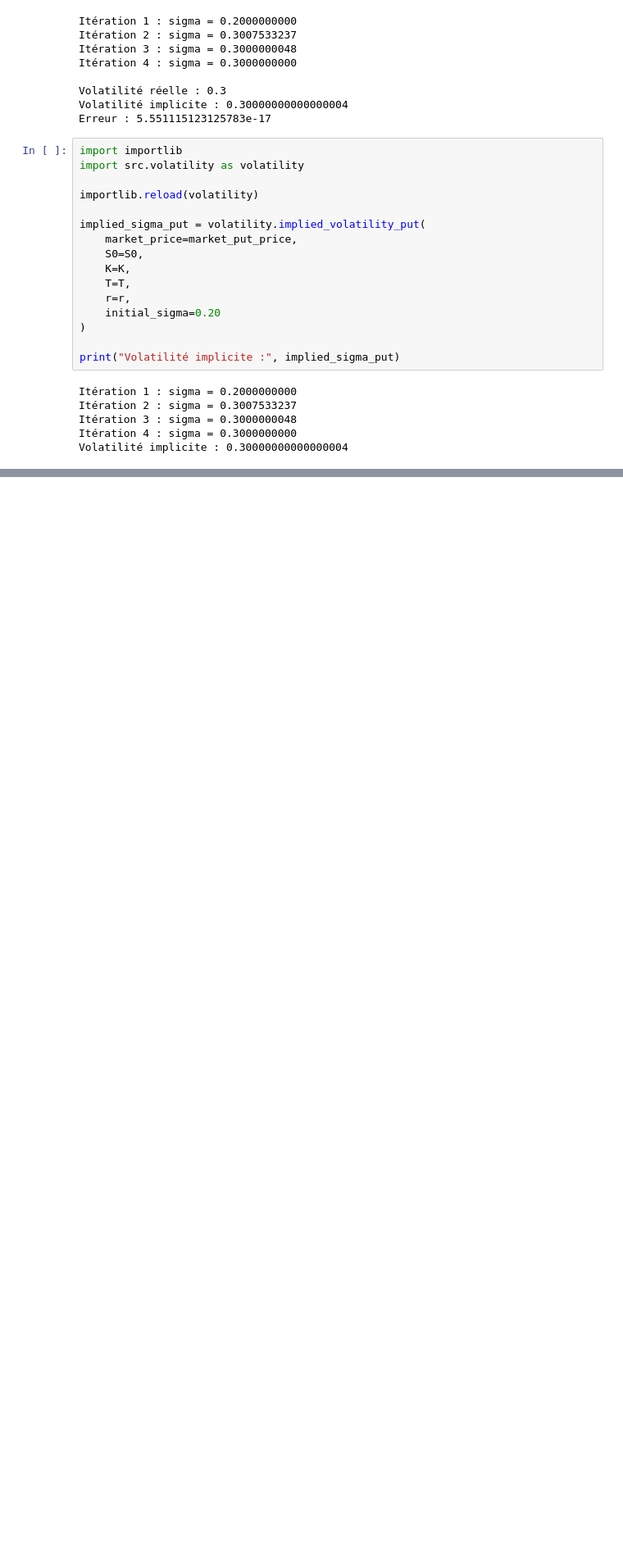
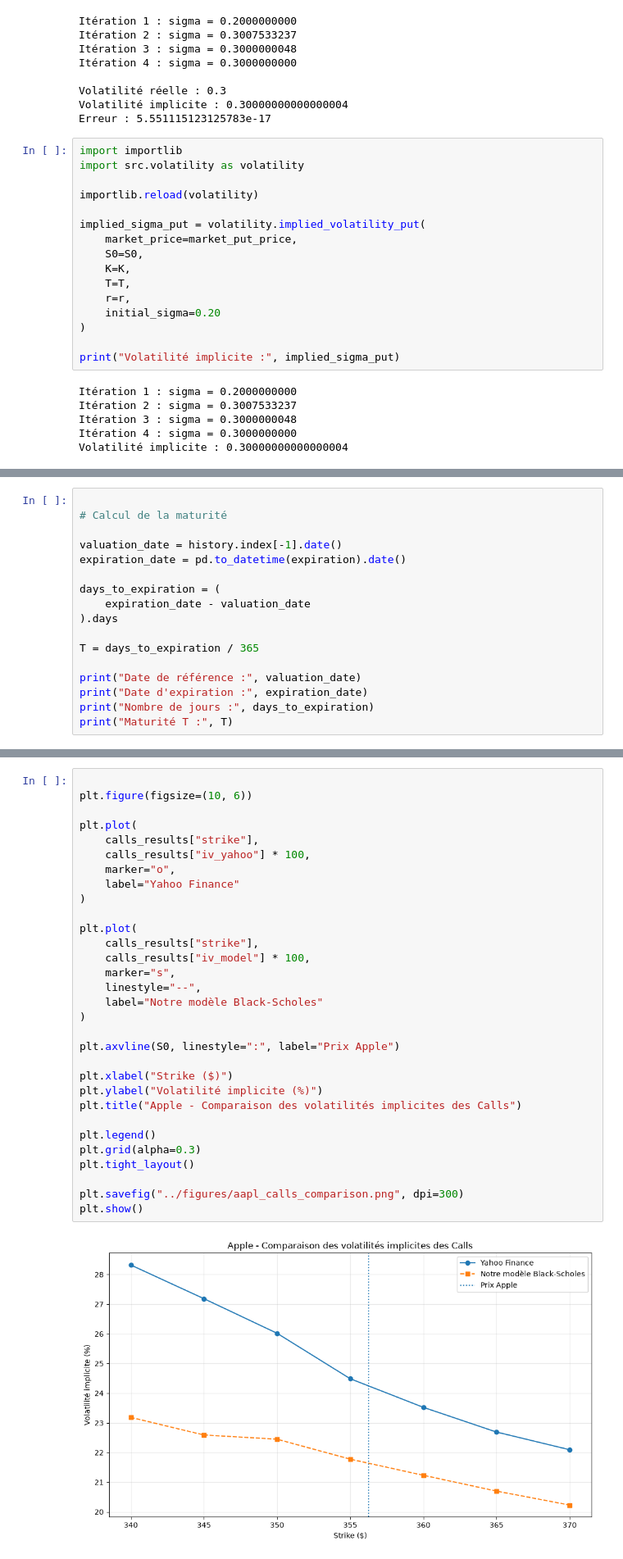
Before and after one commit to mamethiernot099-wq/options-pricer-delta-hedging, a Jupyter notebook: notebooks/analysis.ipynb, the cells around one changed output, grey strips where cells are left out. Shown at 82% size. Cells and saved outputs as stored; diff of their text form; blank space fills up the shorter version.

```diff
--- a/notebooks/analysis.ipynb
+++ b/notebooks/analysis.ipynb
@@ -885,0 +1317,17 @@ Volatilité implicite : 0.30000000000000004
+# %%
+
+# Calcul de la maturité
+
+valuation_date = history.index[-1].date()
+expiration_date = pd.to_datetime(expiration).date()
+
+days_to_expiration = (
+    expiration_date - valuation_date
+).days
+
+T = days_to_expiration / 365
+
+print("Date de référence :", valuation_date)
+print("Date d'expiration :", expiration_date)
+print("Nombre de jours :", days_to_expiration)
+print("Maturité T :", T)
@@ -885,0 +1512,33 @@ Volatilité implicite : 0.30000000000000004
+# %%
+
+plt.figure(figsize=(10, 6))
+
+plt.plot(
+    calls_results["strike"],
+    calls_results["iv_yahoo"] * 100,
+    marker="o",
+    label="Yahoo Finance"
+)
+
+plt.plot(
+    calls_results["strike"],
+    calls_results["iv_model"] * 100,
+    marker="s",
+    linestyle="--",
+    label="Notre modèle Black-Scholes"
+)
+
+plt.axvline(S0, linestyle=":", label="Prix Apple")
+
+plt.xlabel("Strike ($)")
+plt.ylabel("Volatilité implicite (%)")
+plt.title("Apple - Comparaison des volatilités implicites des Calls")
+
+plt.legend()
+plt.grid(alpha=0.3)
+plt.tight_layout()
+
+plt.savefig("../figures/aapl_calls_comparison.png", dpi=300)
+plt.show()
+# %% [output]
+[figure, added]
```
Also changed, not shown: parts of 16 cells of this notebook, 10 other files.
